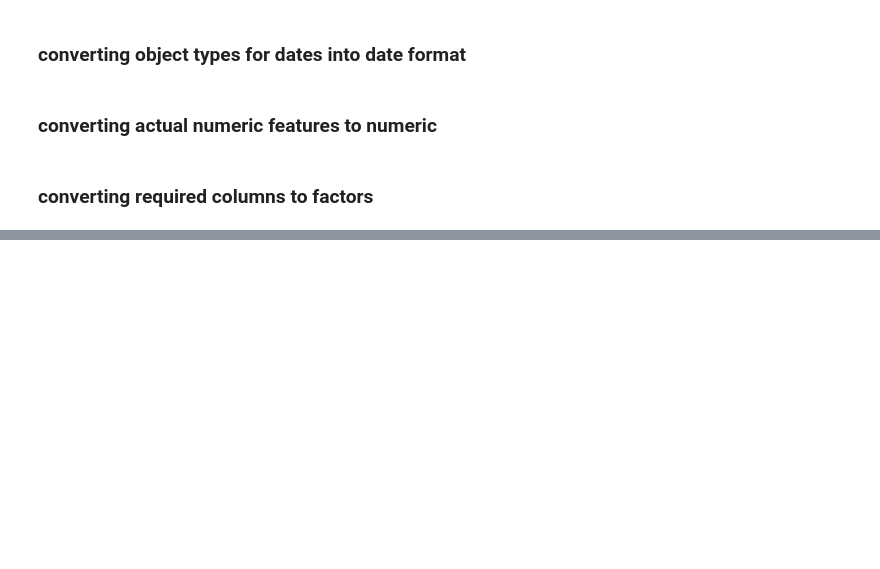
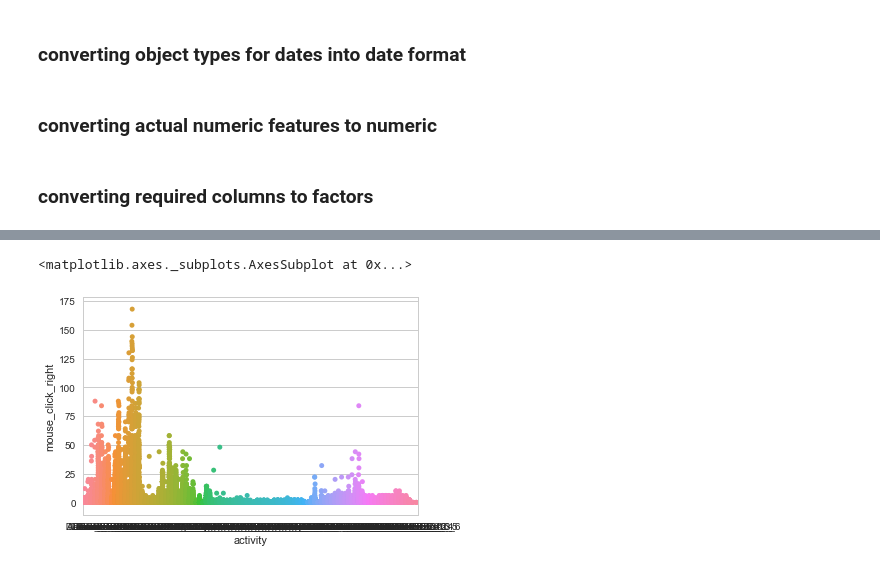
Before and after one commit to ashishakshantal/Internship, a Jupyter notebook: EPM-checkpoint.ipynb, the cells around one changed output, grey strips where cells are left out. Saved outputs shown, nothing was run; the diff lists cells and outputs as text; code cells hidden in the pictures; blank space fills up the shorter version.

```diff
--- a/EPM-checkpoint.ipynb
+++ b/EPM-checkpoint.ipynb
@@ -70,0 +122,5 @@ epm['exercise'] = epm['exercise'].astype('category')
+# %%
+sns.stripplot(x='activity', y= 'mouse_click_right', data=epm, jitter=True)
+# %% [output]
+<matplotlib.axes._subplots.AxesSubplot at 0x...>
+[figure, added]
```
Also changed, not shown: parts of 27 cells of this notebook.
